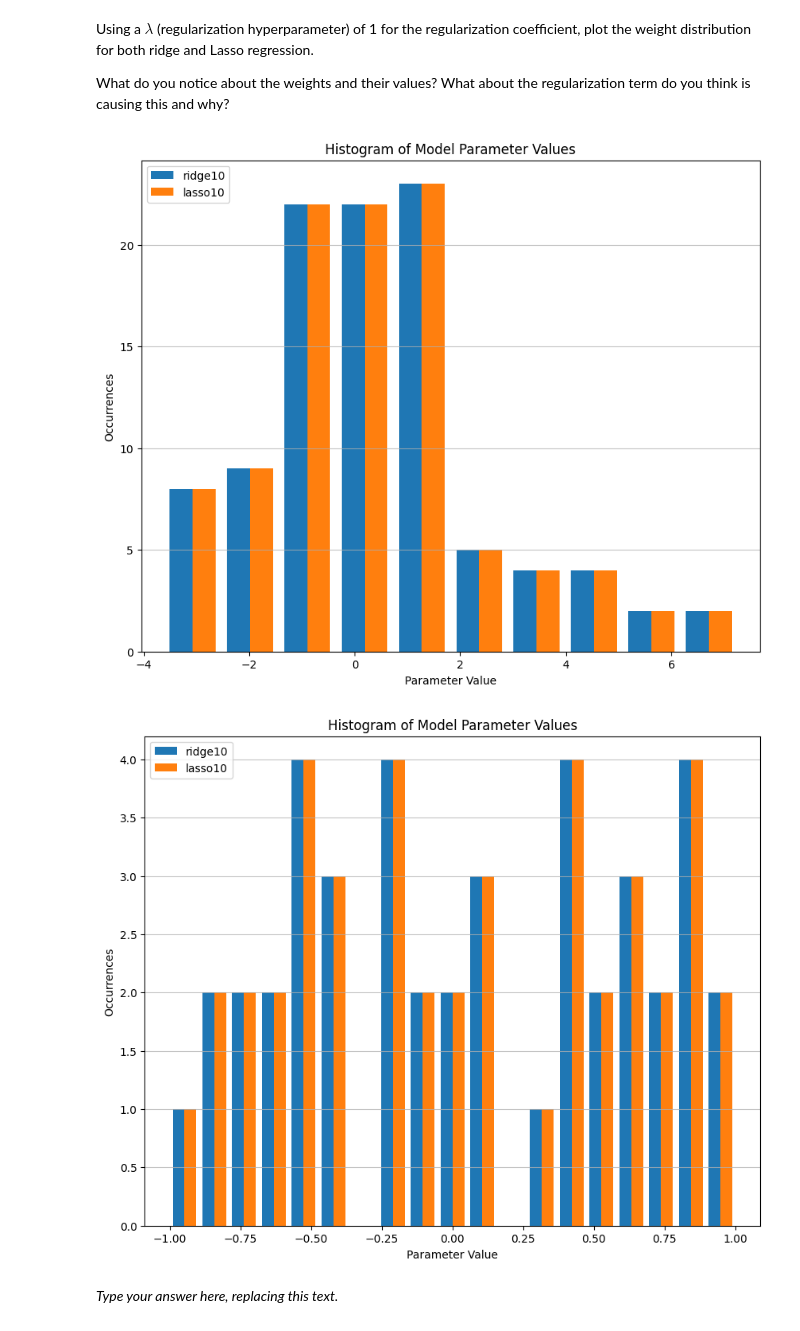
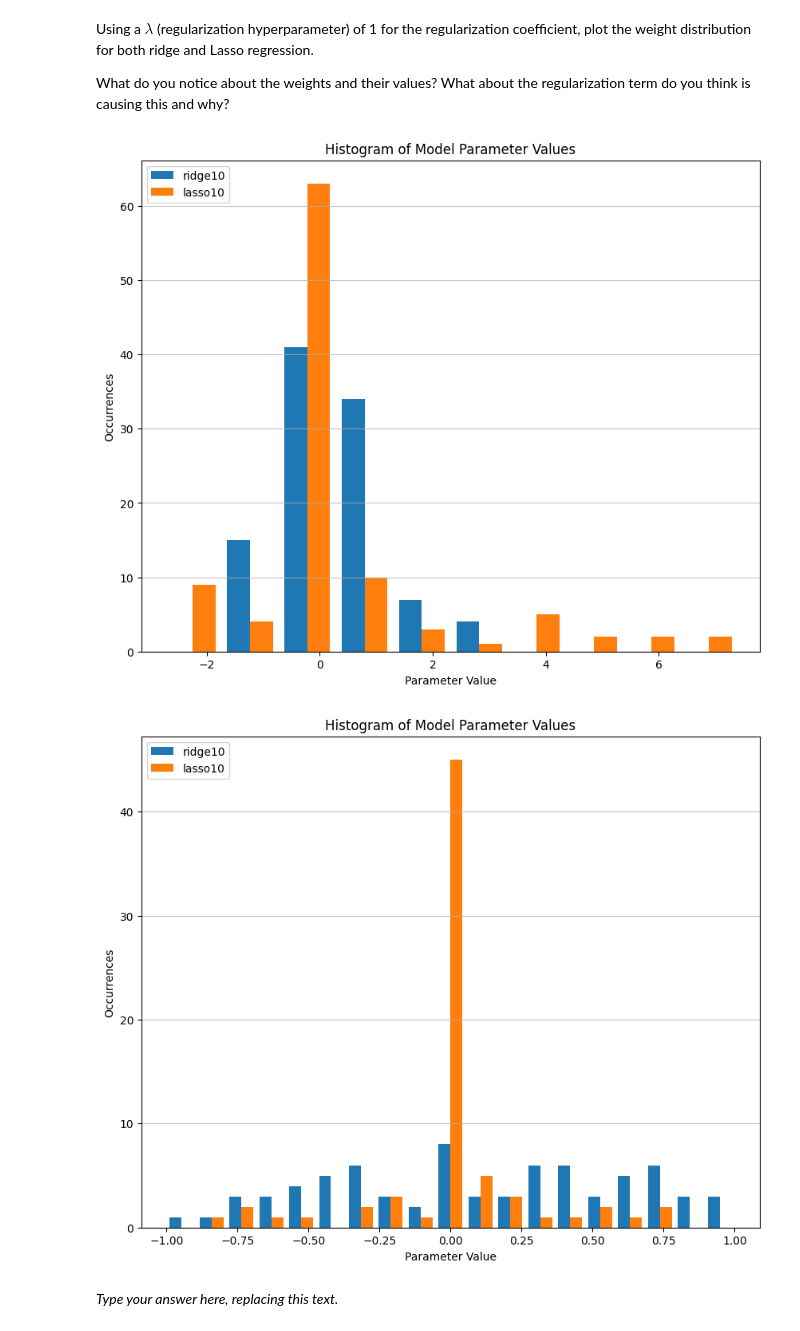
Before and after one commit to Michellominy/ML_assignments, a Jupyter notebook: A1/INF8245E_Assignment_1_skeleton.ipynb, the cells around one changed output. Cells and saved outputs as stored; diff of their text form; code cells hidden in the pictures.

```diff
--- a/A1/INF8245E_Assignment_1_skeleton.ipynb
+++ b/A1/INF8245E_Assignment_1_skeleton.ipynb
@@ -521,38 +521,38 @@ test_inputs = create_inputs_with_bias(X_test)
 np.random.seed(8245)
 w_0 = np.random.normal(size=(train_inputs.shape[1], 1))
 
-train_losses_ridge, test_losses_ridge, w_sol_ridge = regression_gradient_descent(train_inputs, y_train, test_inputs, y_test, w_0, 1, learning_rate, num_epochs)
-train_losses_lasso, test_losses_lasso, w_sol_lasso = regression_gradient_descent(train_inputs, y_train, test_inputs, y_test, w_0, 1, learning_rate, num_epochs)
+train_losses_ridge, test_losses_ridge, w_sol_ridge = regression_gradient_descent(train_inputs, y_train, test_inputs, y_test, w_0, 1, learning_rate, num_epochs, "ridge")
+train_losses_lasso, test_losses_lasso, w_sol_lasso = regression_gradient_descent(train_inputs, y_train, test_inputs, y_test, w_0, 1, learning_rate, num_epochs, "lasso")
 
 
 data = [w_sol_ridge.flatten(), w_sol_lasso.flatten()]
 labels = ['ridge10', 'lasso10']
 plt.figure(figsize = (10, 8))
 plt.hist(data, label=labels)
 
 plt.grid(axis='y', alpha=0.75)
 plt.legend(loc = 'upper left')
 plt.title('Histogram of Model Parameter Values')
 plt.ylabel('Occurrences')
 plt.xlabel('Parameter Value')
 plt.show()
 
 data = [w_sol_ridge.flatten(), w_sol_lasso.flatten()]
 labels = ['ridge10', 'lasso10']
 
 bins = np.linspace(-1, 1, 20)
 plt.figure(figsize = (10, 8))
 plt.hist(data, bins = bins, label=labels)
 
 plt.grid(axis='y', alpha=0.75)
 plt.legend(loc = 'upper left')
 plt.title('Histogram of Model Parameter Values')
 plt.ylabel('Occurrences')
 plt.xlabel('Parameter Value')
 plt.show()
 # %% [output]
-[figure, old version]
+[figure, new version]
-[figure, old version]
+[figure, new version]
 # %% [markdown]
 _Type your answer here, replacing this text._
 # %% [markdown]
```
Also changed, not shown: parts of 11 cells of this notebook, 1 other file.
